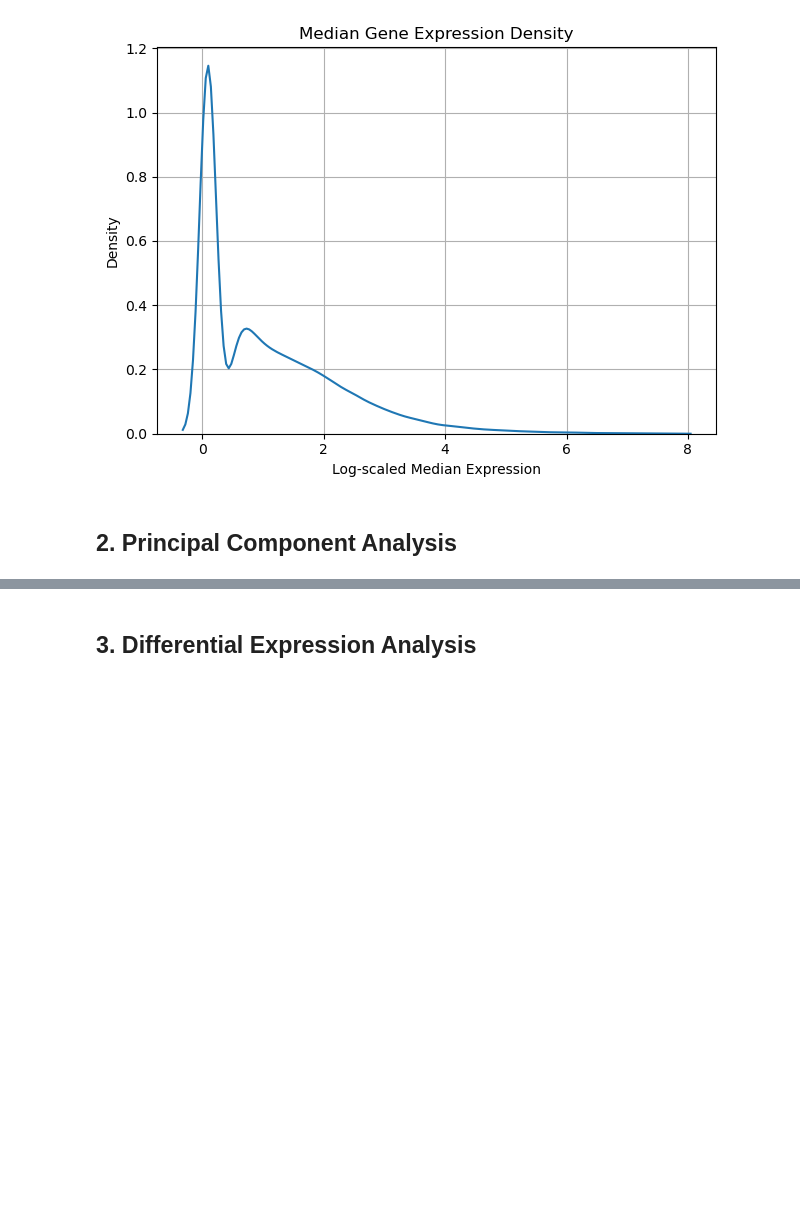
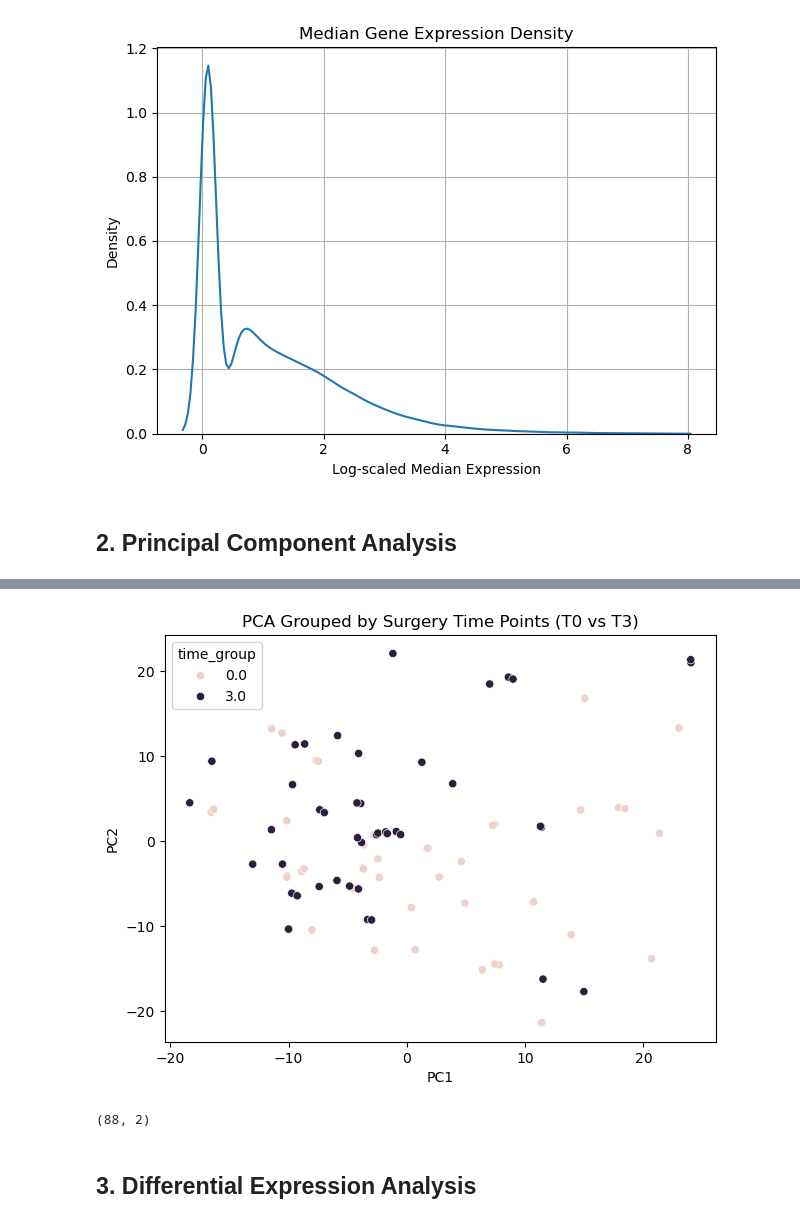
Before and after one commit to jamesh5391/bariatric-rna-seq, a Jupyter notebook: src/main.ipynb, the cells around one changed output, grey strips where cells are left out. Drawn from its saved outputs; the diff is of its cells as text; code cells hidden in the pictures; blank space fills up the shorter version.

Commit message:
added PCA plot

```diff
--- a/src/main.ipynb
+++ b/src/main.ipynb
@@ -107,0 +130,13 @@ plt.show()
+# %%
+# Group samples using metadata
+metadata = pd.read_csv('../data/processed/SRP053101/metadata_SRP053101.tsv', sep='\t')
+metadata.head()
+metadata.set_index('refinebio_accession_code', inplace=True)
+df = df[metadata.index]
+
+#Group 0 is before treatment and Group 1 is after treatment
+
+metadata['time_group'] = np.where(metadata['refinebio_title'].str.endswith('T0'), 0,
+                                  np.where(metadata['refinebio_title'].str.endswith('T3'),
+                                           3, np.nan))
+metadata[['time_group', 'refinebio_title']]
@@ -108,3 +158,21 @@ plt.show()
+# %%
+pca = PCA(n_components=2)
+pc = pca.fit_transform(log_expression.T)
+
+pc_df = pd.DataFrame(data=pc, columns=['PC1', 'PC2'], index=metadata.index)
+pc_df = pc_df.join(metadata[['time_group']])
+pc_df.head
+
+sns.scatterplot(data=pc_df, x='PC1', y='PC2', hue='time_group')
+plt.tight_layout()
+plt.title('PCA Grouped by Surgery Time Points (T0 vs T3)')
+plt.show()
+# %% [output]
+[figure, added]
+# %%
+pc_df.shape
+# %% [output]
+(88, 2)
 # %% [markdown]
 ## 3. Differential Expression Analysis
 # %% [markdown]
```
Also changed, not shown: parts of 3 cells of this notebook.
